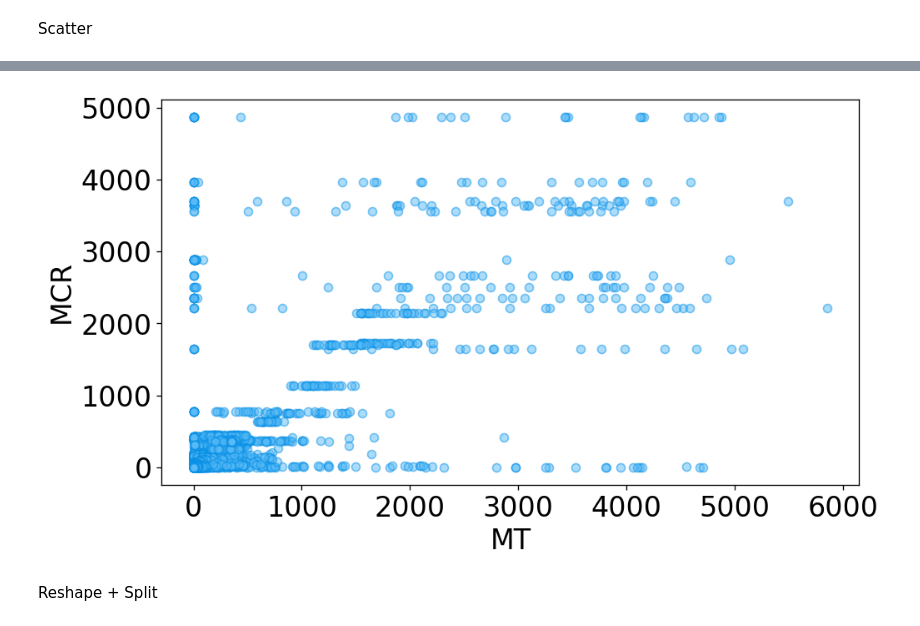
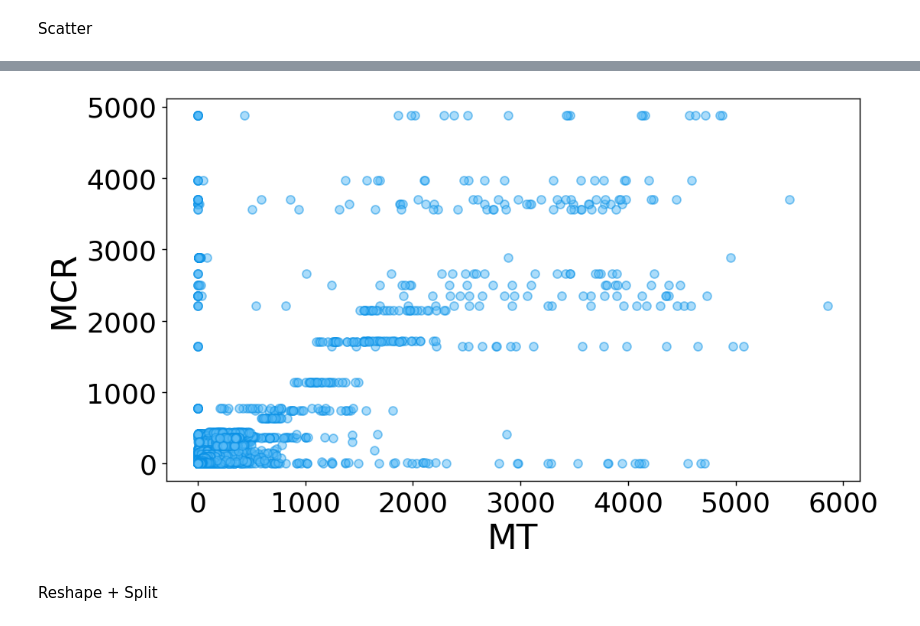
Before and after one commit to arman-hk/mlp-mcr, a Jupyter notebook: mlp_mcr.ipynb, the cells around one changed output, grey strips where cells are left out. Cells and saved outputs as stored; diff of their text form; code cells hidden in the pictures.

```diff
--- a/mlp_mcr.ipynb
+++ b/mlp_mcr.ipynb
@@ -41,10 +41,12 @@ Pearsons correlation: 0.752
 Scatter
 # %%
 import matplotlib.pyplot as plt
-plt.figure(figsize=(9, 5), dpi=120)
+from google.colab import files
+plt.figure(figsize=(9, 5), dpi=130)
 plt.scatter(x=X, y=Y, color="#59bbf7", marker="o",alpha=0.5, edgecolors="#0991e6")
 plt.subplot().tick_params(labelsize=20)
-plt.xlabel('MT', fontsize=20)
-plt.ylabel('MCR', fontsize=20)
-plt.show()
+plt.xlabel('MT', fontsize=25)
+plt.ylabel('MCR', fontsize=25)
+plt.savefig("scatter.png", format="png", bbox_inches="tight")
+files.download("scatter.png")
 # %% [output]
@@ -51,4 +55,4 @@ plt.show()
-[figure, old version]
+[figure, new version]
 # %% [markdown]
 Reshape + Split
 # %%
```
Also changed, not shown: parts of 8 cells of this notebook.
